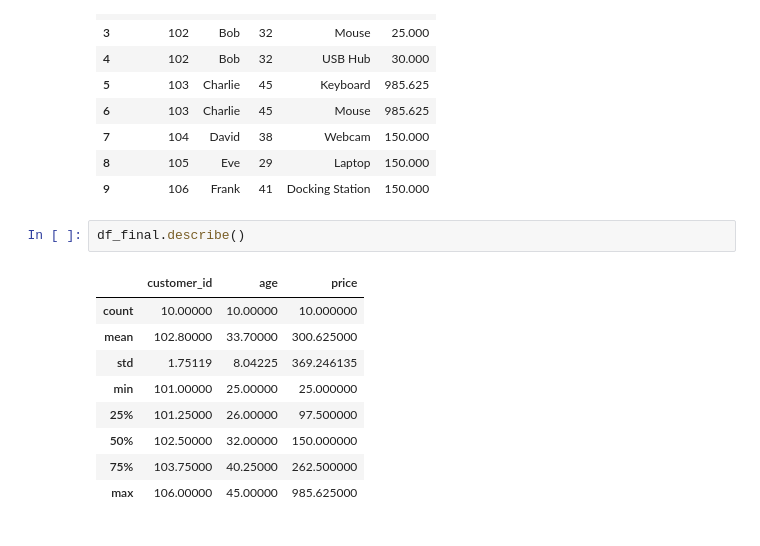
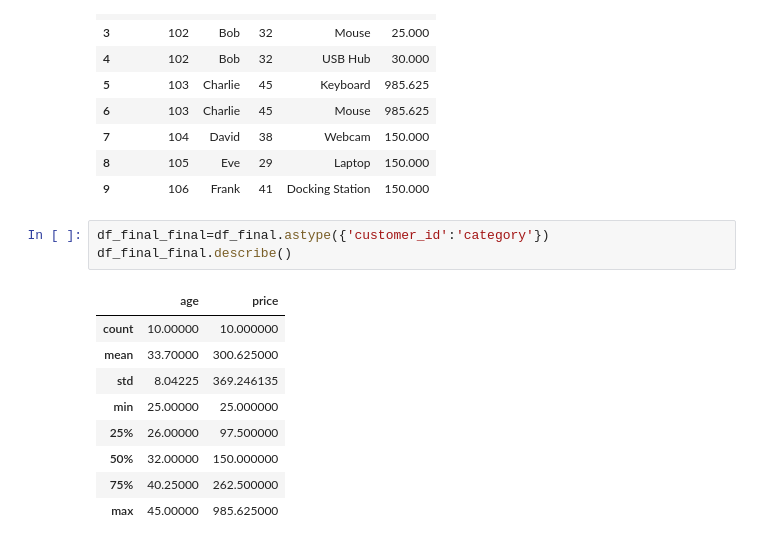
Before and after one commit to Jeronimo6344/data-analysis-basic, a Jupyter notebook: 04 Data Preprocessing 2/04 - 연습문제.ipynb, the cells around one changed output. Drawn from its saved outputs; the diff is of its cells as text.

```diff
--- a/04 Data Preprocessing 2/04 - 연습문제.ipynb
+++ b/04 Data Preprocessing 2/04 - 연습문제.ipynb
@@ -114,14 +115,15 @@ df_final
 | 8 | 105 | Eve | 29 | Laptop | 150.000 |
 | 9 | 106 | Frank | 41 | Docking Station | 150.000 |
 # %%
-df_final.describe()
+df_final_final=df_final.astype({'customer_id':'category'})
+df_final_final.describe()
 # %% [output]
-|  | customer_id | age | price |
-| count | 10.00000 | 10.00000 | 10.000000 |
-| mean | 102.80000 | 33.70000 | 300.625000 |
-| std | 1.75119 | 8.04225 | 369.246135 |
-| min | 101.00000 | 25.00000 | 25.000000 |
-| 25% | 101.25000 | 26.00000 | 97.500000 |
-| 50% | 102.50000 | 32.00000 | 150.000000 |
-| 75% | 103.75000 | 40.25000 | 262.500000 |
-| max | 106.00000 | 45.00000 | 985.625000 |
+|  | age | price |
+| count | 10.00000 | 10.000000 |
+| mean | 33.70000 | 300.625000 |
+| std | 8.04225 | 369.246135 |
+| min | 25.00000 | 25.000000 |
+| 25% | 26.00000 | 97.500000 |
+| 50% | 32.00000 | 150.000000 |
+| 75% | 40.25000 | 262.500000 |
+| max | 45.00000 | 985.625000 |
```
Also changed, not shown: parts of 20 cells of this notebook, 4 other files.
